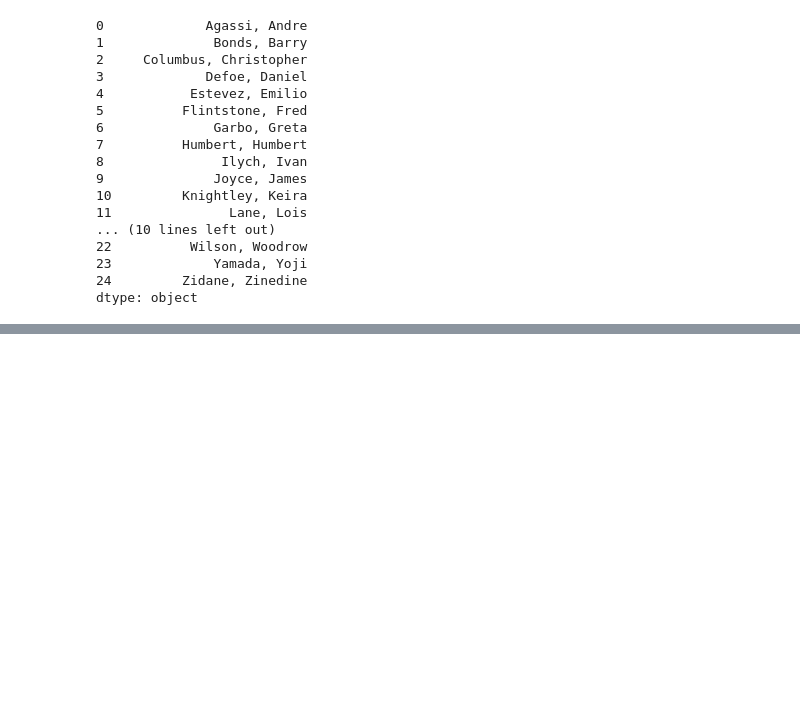
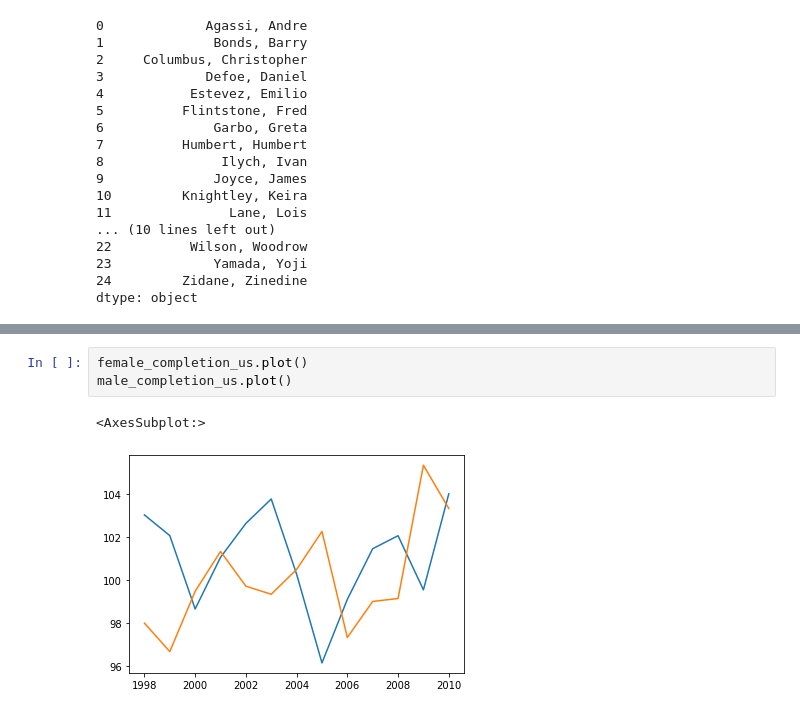
Before and after one commit to rafi007akhtar/intro-to-data-analysis, a Jupyter notebook: project-2/pandas-practise.ipynb, the cells around one changed output, grey strips where cells are left out. Drawn from its saved outputs; the diff is of its cells as text; blank space fills up the shorter version.

```diff
--- a/project-2/pandas-practise.ipynb
+++ b/project-2/pandas-practise.ipynb
@@ -394,0 +424,6 @@ dtype: object
+# %%
+female_completion_us.plot()
+male_completion_us.plot()
+# %% [output]
+<AxesSubplot:>
+[figure, added]
```
Also changed, not shown: parts of 4 cells of this notebook.
